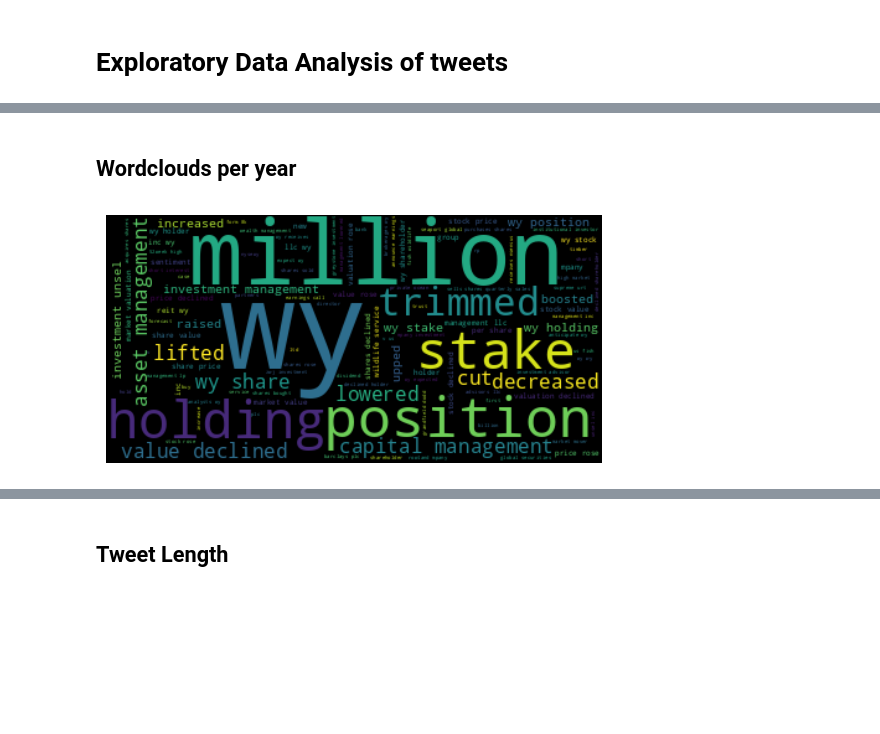
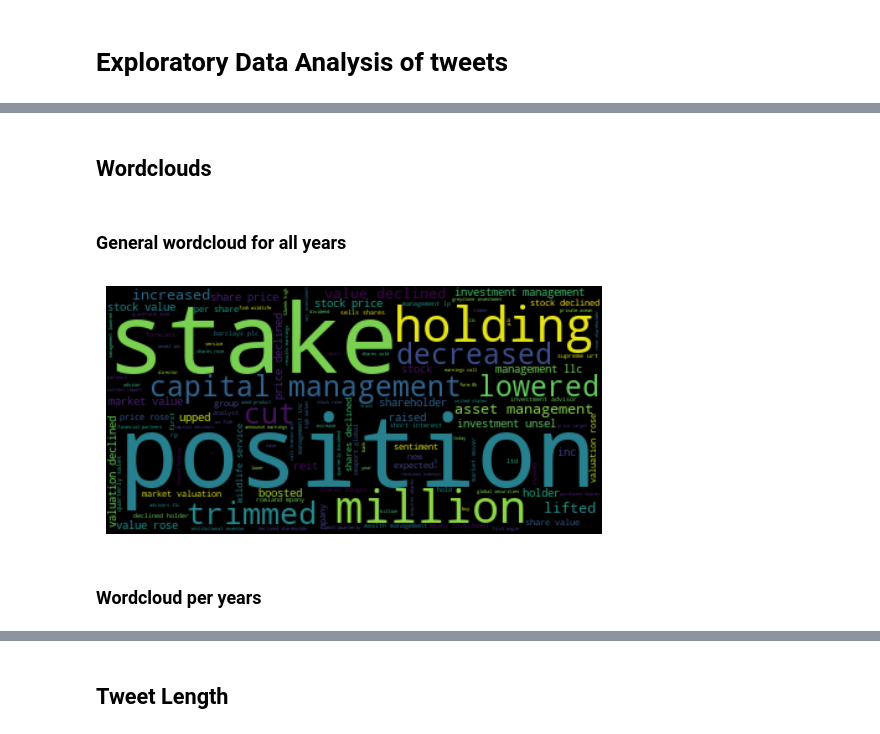
Before and after one commit to JoseAngelGarciaSanchez/overperforming-58-energy-stocks, a Jupyter notebook: eda.ipynb, the cells around one changed output, grey strips where cells are left out. Cells and saved outputs as stored; diff of their text form; code cells hidden in the pictures; blank space fills up the shorter version.

```diff
--- a/eda.ipynb
+++ b/eda.ipynb
@@ -8,0 +3,25 @@ tweets = pd.read_csv("./data_cleaned/webscraped_WEYERHAEUSER_CO.csv/part-00000-1
+# %%
+from nltk.corpus import stopwords
+from wordcloud import WordCloud
+import pandas as pd
+import seaborn as sns
+import matplotlib.pyplot as plt
+from collections import Counter
+import pandas as pd
+import numpy as np
+import nltk
+from nltk.probability import FreqDist
+
+# Creating stopwords
+nltk.download('stopwords')
+stop_words = set(stopwords.words('english'))
+
+# Add numbers to the stop words list and specific words in our dataframe
+stop_words.update(["0", "1", "2", "3", "4", "5", "6", "7", "8", "9",
+                  "replying", "wy", "weyerhaeyser", "bp", "fmc", "co", "corp"])
+
+# Create a function to check if a word starts with a number
+
+
+def starts_with_number(word):
+    return word[0].isdigit()
@@ -8,0 +32,6 @@ tweets = pd.read_csv("./data_cleaned/webscraped_WEYERHAEUSER_CO.csv/part-00000-1
+# %%
+WEYERHAEUSER_CO = "./data_cleaned/webscraped_WEYERHAEUSER_CO.csv/part-00000-17a4305d-9672-4ddf-87fc-d180dcf01612-c000.csv"
+BP_PLC = "./data_cleaned/webscraped_BP_PLC.csv/part-00000-60047cdf-7f10-49f8-932e-065bb69f747c-c000.csv"
+FMC_CORP = "./data_cleaned/webscraped_FMC_CORP.csv/part-00000-9fe4bf5d-f913-4d0c-a98a-8f1d088639ee-c000.csv"
+# %%
+tweets_df = pd.read_csv(WEYERHAEUSER_CO)
@@ -9,4 +47,4 @@ tweets = pd.read_csv("./data_cleaned/webscraped_WEYERHAEUSER_CO.csv/part-00000-1
 # %% [markdown]
-## Wordclouds per year
+## Wordclouds
 # %%
 # creation of masks for ploting specific wordclouds per year
@@ -25,18 +57,22 @@ stop_words = set(stopwords.words('english'))
+# %% [markdown]
+### General wordcloud for all years
 # %%
 # we select all the tweets from 2017 to 2022
-tweet_list = tweets["TweetText"].tolist()
+import matplotlib.pyplot as plt
+tweet_list = tweets_df["TweetText"].tolist()
 # join all tweets into a single string
 tweet_string = ' '.join(tweet_list)
 # we have decided to remove the name of the company because is our keyword
 tweet_string = tweet_string.replace("weyerhaeuser", "").replace("co", "")
 # create the word cloud
 wordcloud = WordCloud(stopwords=stop_words).generate(tweet_string)
 # show the word cloud
-import matplotlib.pyplot as plt
 plt.imshow(wordcloud, interpolation='bilinear')
 plt.axis("off")
 plt.show()
 # %% [output]
-[figure, old version]
+[figure, new version]
+# %% [markdown]
+### Wordcloud per years
 # %%
 # we select all the tweets from 2017 to 2022
```
Also changed, not shown: parts of 28 cells of this notebook.
